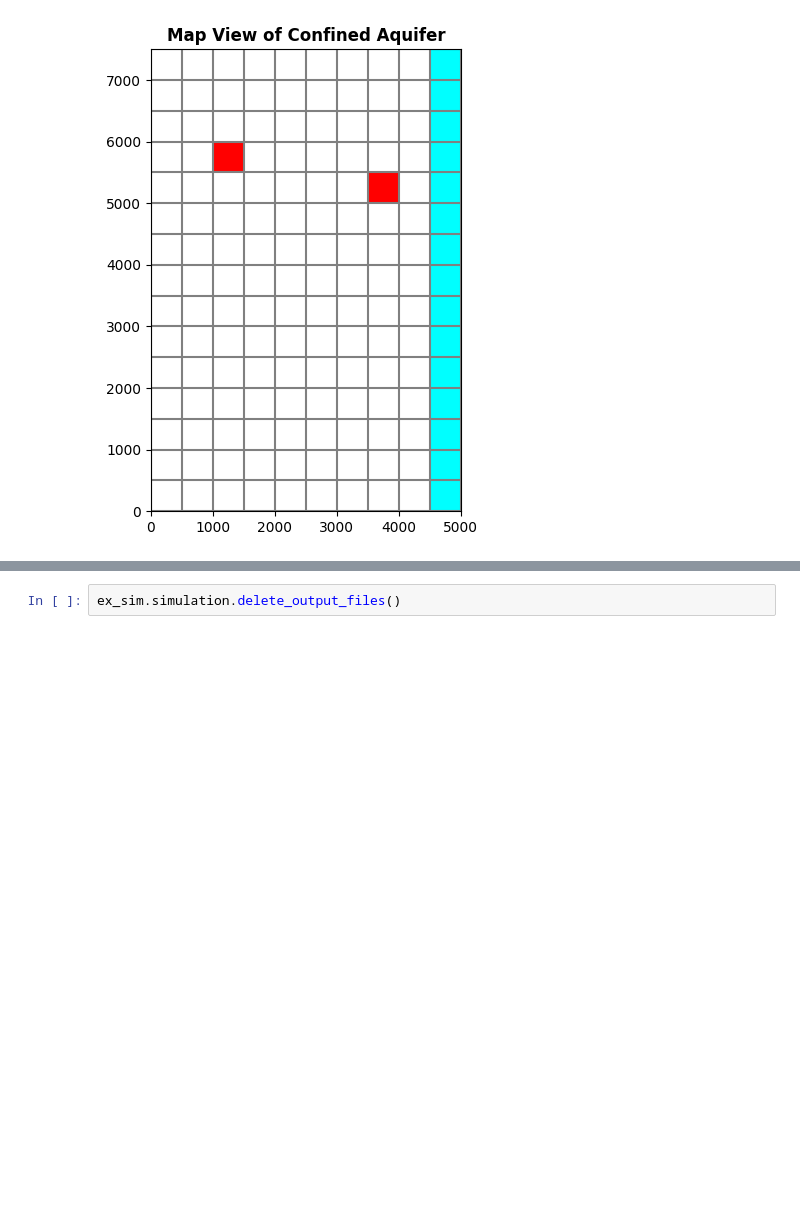
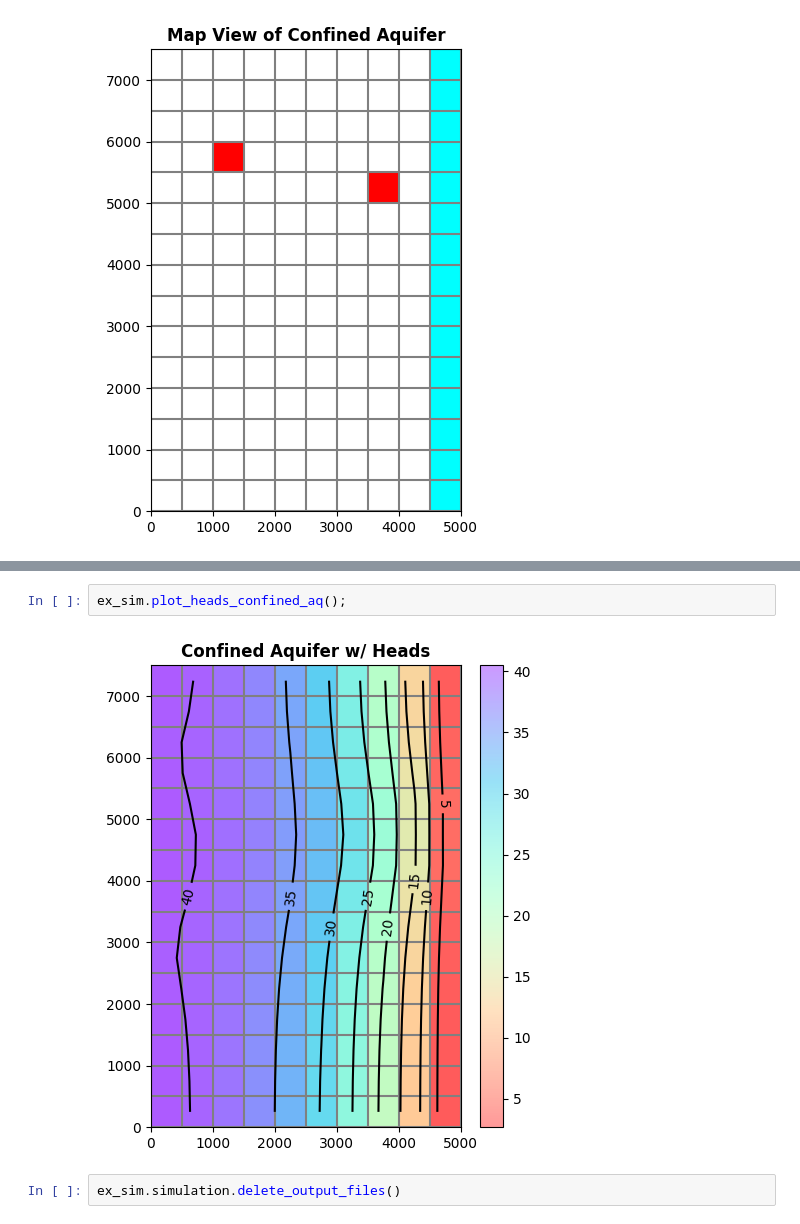
Before and after one commit to dannbuckley/flopy_mf6_work, a Jupyter notebook: notebooks/testing/gwf_advtidal/gwf_advtidal.ipynb, the cells around one changed output, grey strips where cells are left out. Cells and saved outputs as stored; diff of their text form; blank space fills up the shorter version.

```diff
--- a/notebooks/testing/gwf_advtidal/gwf_advtidal.ipynb
+++ b/notebooks/testing/gwf_advtidal/gwf_advtidal.ipynb
@@ -126,3 +134,7 @@ ex_sim.plot_mapview_confined_aq();
+# %%
+ex_sim.plot_heads_confined_aq();
+# %% [output]
+[figure, added]
 # %%
 ex_sim.simulation.delete_output_files()
 # %%
```
Also changed, not shown: parts of 8 cells of this notebook, 31 other files.
